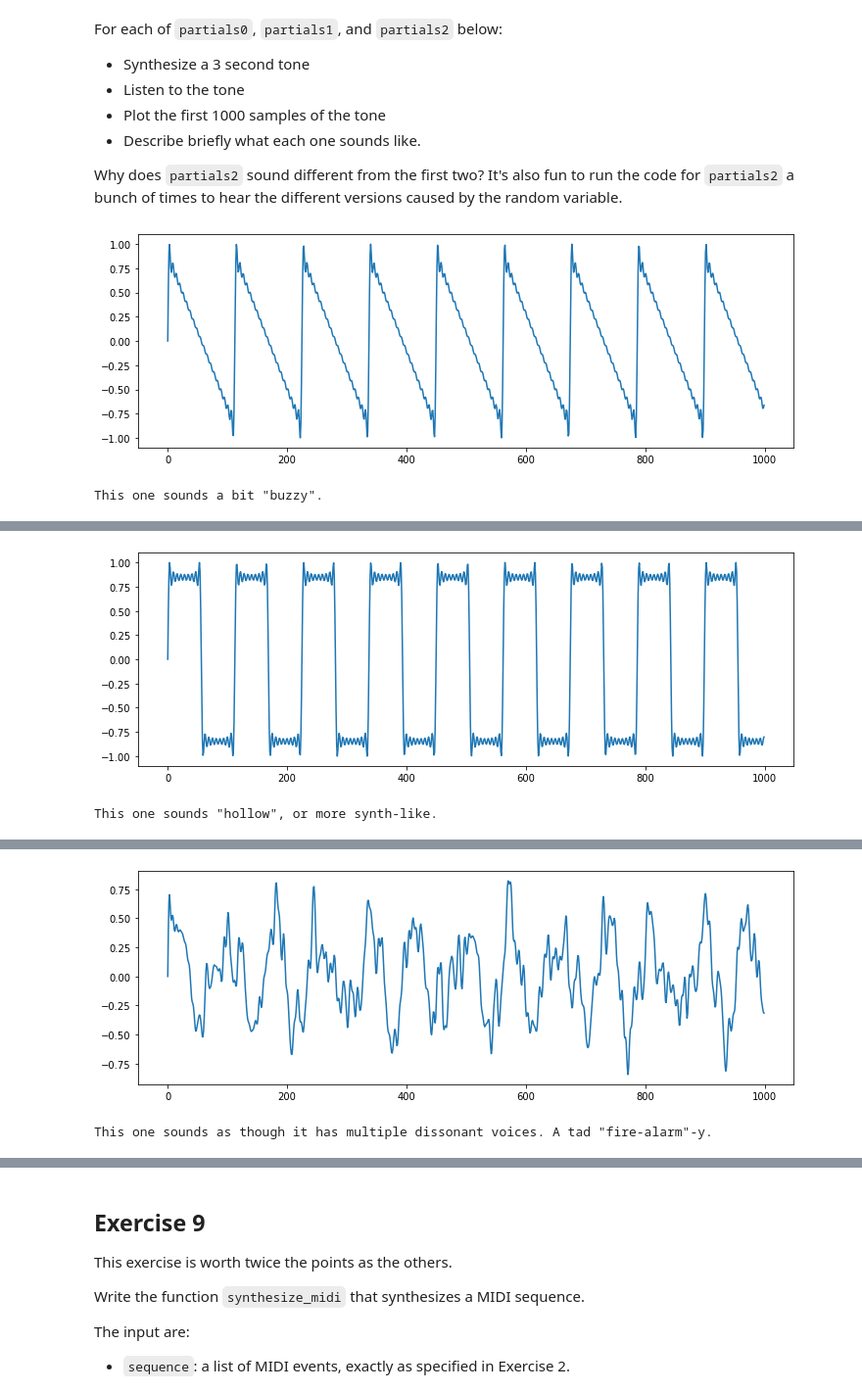
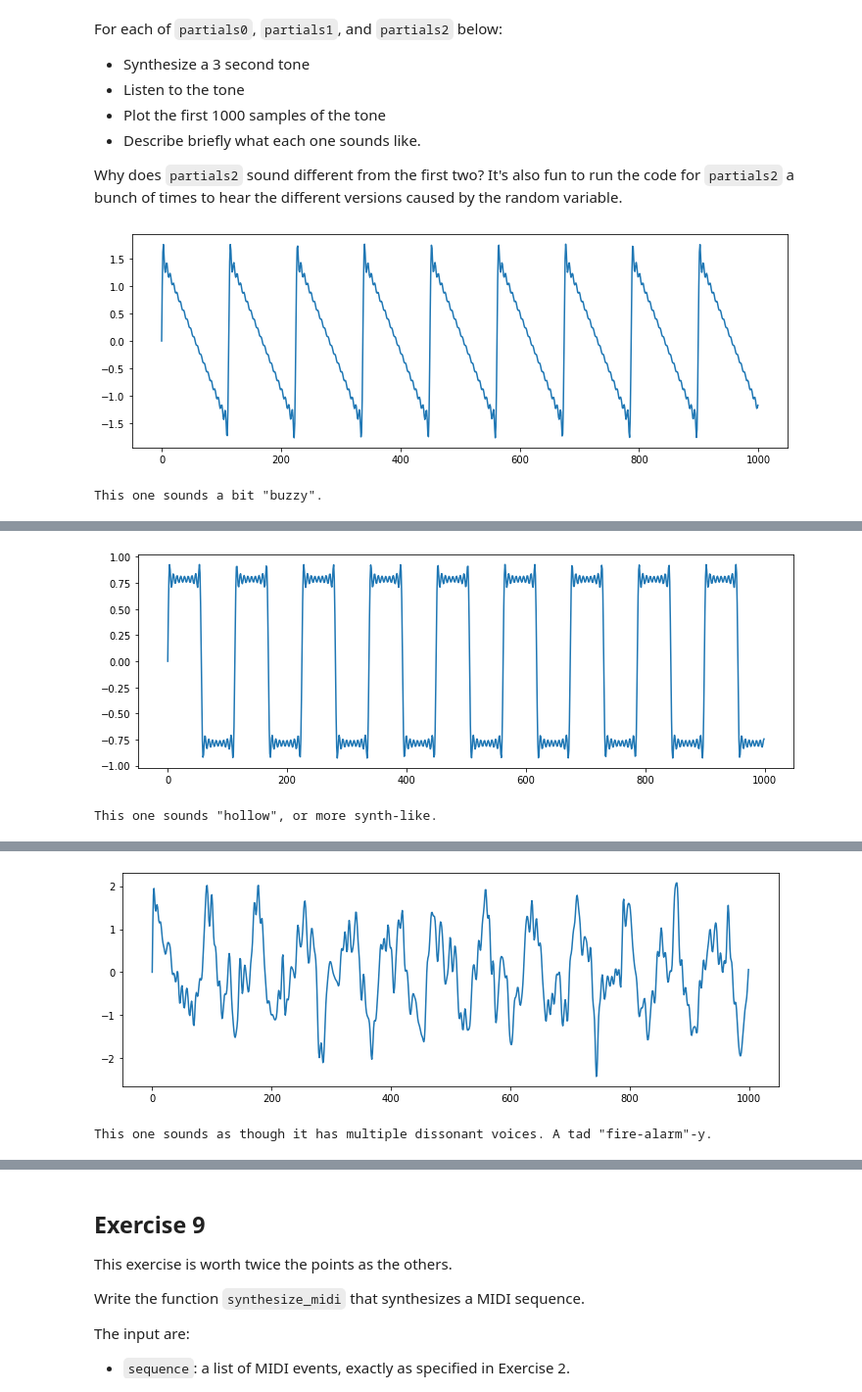
Before and after one commit to jmftrindade/digital_music_processing, a Jupyter notebook: 1_music_rep/pset1.ipynb, the cells around one changed output, grey strips where cells are left out. Shown at 98% size. Drawn from its saved outputs; the diff is of its cells as text; code cells hidden in the pictures.

```diff
--- a/1_music_rep/pset1.ipynb
+++ b/1_music_rep/pset1.ipynb
@@ -326,30 +328,30 @@ partials2 =  [(n + np.random.random(), 1./(n)) for n in range(1,20)]
 # %%
 # Audio, Plots, Descriptions:
 p = [('a bit "buzzy"', partials0),
      ('"hollow", or more synth-like', partials1),
      ('as though it has multiple dissonant voices. A tad "fire-alarm"-y', partials2)]
 fs=44100
 
-for i in range(len(partials)):
+for i in range(len(p)):
     y = make_tone(392.43834795089793, 3, p[i][1])
 
     # plot over time
     t = np.arange(len(y))
     t = t / FS
 
     plt.plot(y[:1000])
     plt.show()
 
     print(f'This one sounds {p[i][0]}.')
-    ipd.display(ipd.Audio(y, rate=fs, normalize=False))
+    ipd.display(ipd.Audio(y, rate=fs))
 # %% [output]
-[figure, old version]
+[figure, new version]
 This one sounds a bit "buzzy".
 [interactive output not drawn]
-[figure, old version]
+[figure, new version]
 This one sounds "hollow", or more synth-like.
 [interactive output not drawn]
-[figure, old version]
+[figure, new version]
 This one sounds as though it has multiple dissonant voices. A tad "fire-alarm"-y.
 [interactive output not drawn]
 # %% [markdown]
```
Also changed, not shown: parts of 6 cells of this notebook.
